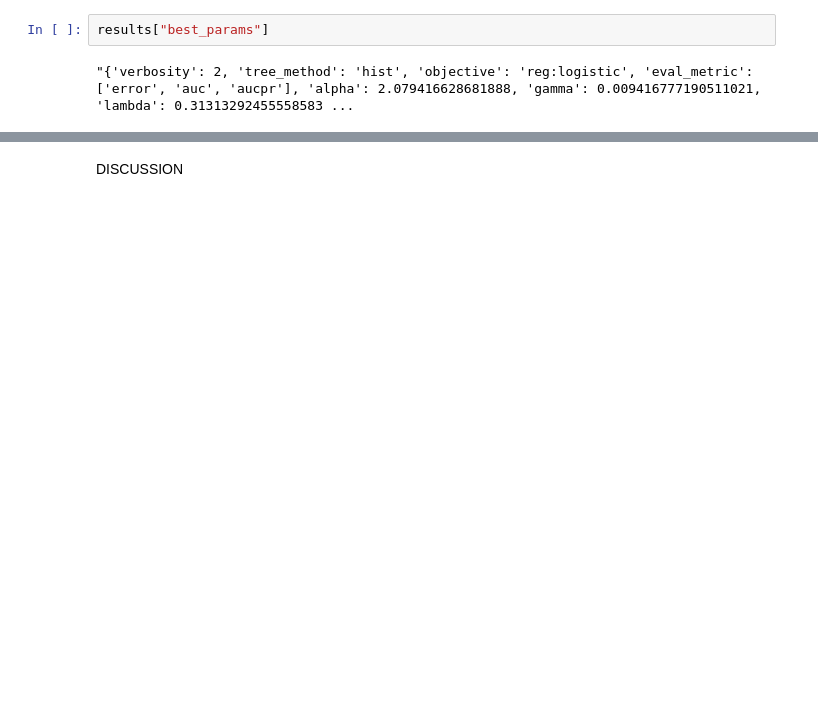
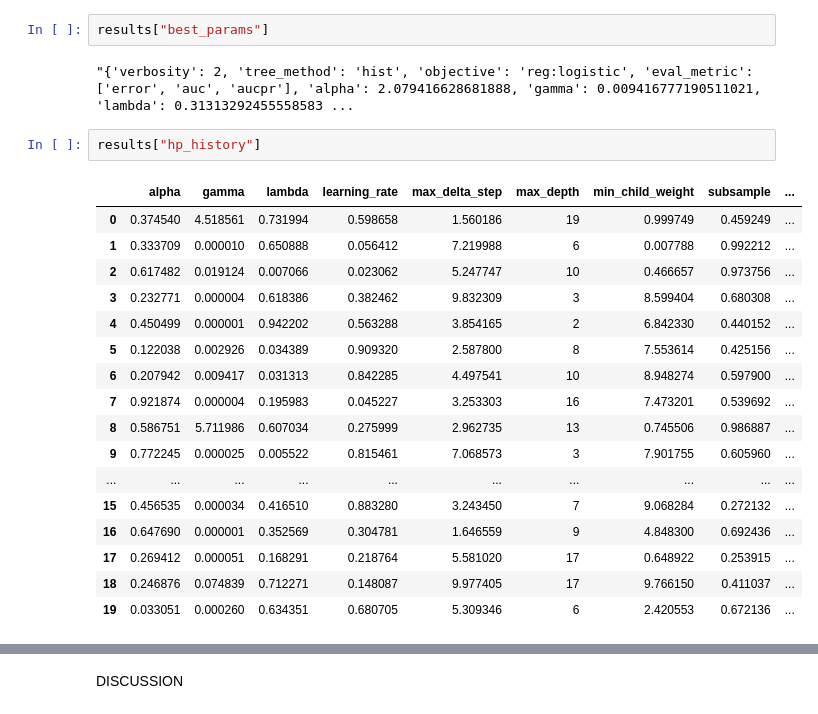
Before and after one commit to fastforwardlabs/dask-cml, a Jupyter notebook: distributed-xgboost-with-dask.ipynb, the cells around one changed output, grey strips where cells are left out. Drawn from its saved outputs; the diff is of its cells as text; blank space fills up the shorter version.

```diff
--- a/distributed-xgboost-with-dask.ipynb
+++ b/distributed-xgboost-with-dask.ipynb
@@ -398,6 +403,26 @@ results["best_score"]
 results["best_params"]
 # %% [output]
 "{'verbosity': 2, 'tree_method': 'hist', 'objective': 'reg:logistic', 'eval_metric': ['error', 'auc', 'aucpr'], 'alpha': 2.079416628681888, 'gamma': 0.009416777190511021, 'lambda': 0.31313292455558583 ...
+# %%
+results["hp_history"]
+# %% [output]
+|  | alpha | gamma | lambda | learning_rate | max_delta_step | max_depth | min_child_weight | subsample | ... |
+| 0 | 0.374540 | 4.518561 | 0.731994 | 0.598658 | 1.560186 | 19 | 0.999749 | 0.459249 | ... |
+| 1 | 0.333709 | 0.000010 | 0.650888 | 0.056412 | 7.219988 | 6 | 0.007788 | 0.992212 | ... |
+| 2 | 0.617482 | 0.019124 | 0.007066 | 0.023062 | 5.247747 | 10 | 0.466657 | 0.973756 | ... |
+| 3 | 0.232771 | 0.000004 | 0.618386 | 0.382462 | 9.832309 | 3 | 8.599404 | 0.680308 | ... |
+| 4 | 0.450499 | 0.000001 | 0.942202 | 0.563288 | 3.854165 | 2 | 6.842330 | 0.440152 | ... |
+| 5 | 0.122038 | 0.002926 | 0.034389 | 0.909320 | 2.587800 | 8 | 7.553614 | 0.425156 | ... |
+| 6 | 0.207942 | 0.009417 | 0.031313 | 0.842285 | 4.497541 | 10 | 8.948274 | 0.597900 | ... |
+| 7 | 0.921874 | 0.000004 | 0.195983 | 0.045227 | 3.253303 | 16 | 7.473201 | 0.539692 | ... |
+| 8 | 0.586751 | 5.711986 | 0.607034 | 0.275999 | 2.962735 | 13 | 0.745506 | 0.986887 | ... |
+| 9 | 0.772245 | 0.000025 | 0.005522 | 0.815461 | 7.068573 | 3 | 7.901755 | 0.605960 | ... |
+| ... | ... | ... | ... | ... | ... | ... | ... | ... | ... |
+| 15 | 0.456535 | 0.000034 | 0.416510 | 0.883280 | 3.243450 | 7 | 9.068284 | 0.272132 | ... |
+| 16 | 0.647690 | 0.000001 | 0.352569 | 0.304781 | 1.646559 | 9 | 4.848300 | 0.692436 | ... |
+| 17 | 0.269412 | 0.000051 | 0.168291 | 0.218764 | 5.581020 | 17 | 0.648922 | 0.253915 | ... |
+| 18 | 0.246876 | 0.074839 | 0.712271 | 0.148087 | 9.977405 | 17 | 9.766150 | 0.411037 | ... |
+| 19 | 0.033051 | 0.000260 | 0.634351 | 0.680705 | 5.309346 | 6 | 2.420553 | 0.672136 | ... |
 # %%
 import matplotlib.pyplot as plt
 
```
Also changed, not shown: parts of 28 cells of this notebook.
